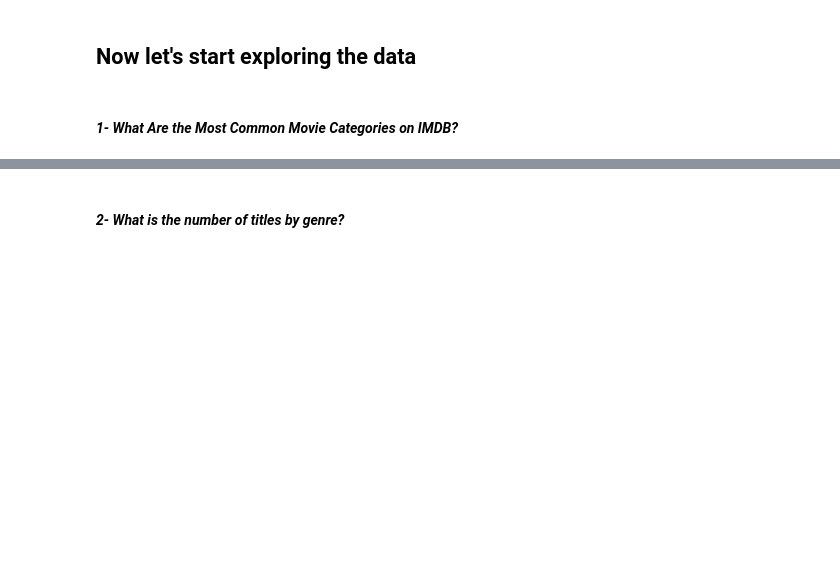
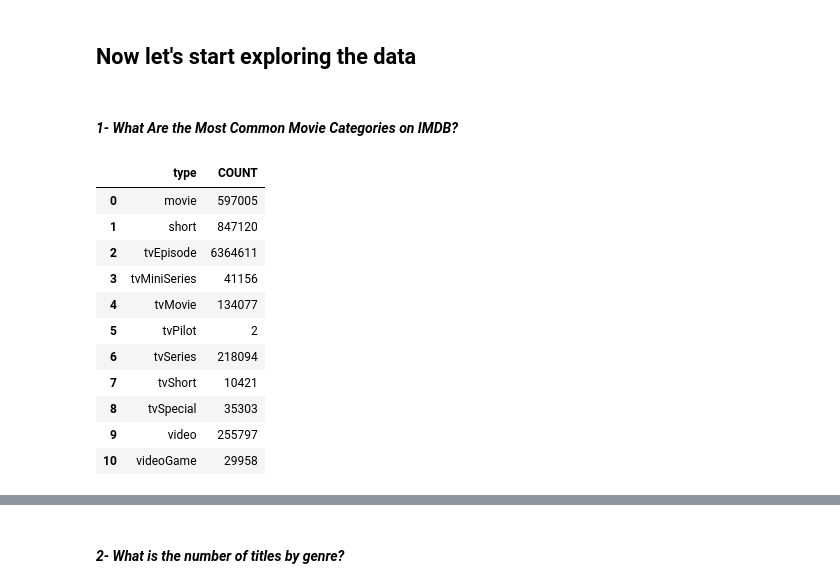
Before and after one commit to Krupique/Explorating-Data, a Jupyter notebook: IMDB-ExploreData/ExploreData.ipynb, the cells around one changed output, grey strips where cells are left out. Drawn from its saved outputs; the diff is of its cells as text; code cells hidden in the pictures; blank space fills up the shorter version.

```diff
--- a/IMDB-ExploreData/ExploreData.ipynb
+++ b/IMDB-ExploreData/ExploreData.ipynb
@@ -185,0 +192,16 @@ Schema of: ratings
+# %%
+#Showing result
+display(res1)
+# %% [output]
+|  | type | COUNT |
+| 0 | movie | 597005 |
+| 1 | short | 847120 |
+| 2 | tvEpisode | 6364611 |
+| 3 | tvMiniSeries | 41156 |
+| 4 | tvMovie | 134077 |
+| 5 | tvPilot | 2 |
+| 6 | tvSeries | 218094 |
+| 7 | tvShort | 10421 |
+| 8 | tvSpecial | 35303 |
+| 9 | video | 255797 |
+| 10 | videoGame | 29958 |
```
Also changed, not shown: parts of 9 cells of this notebook.
